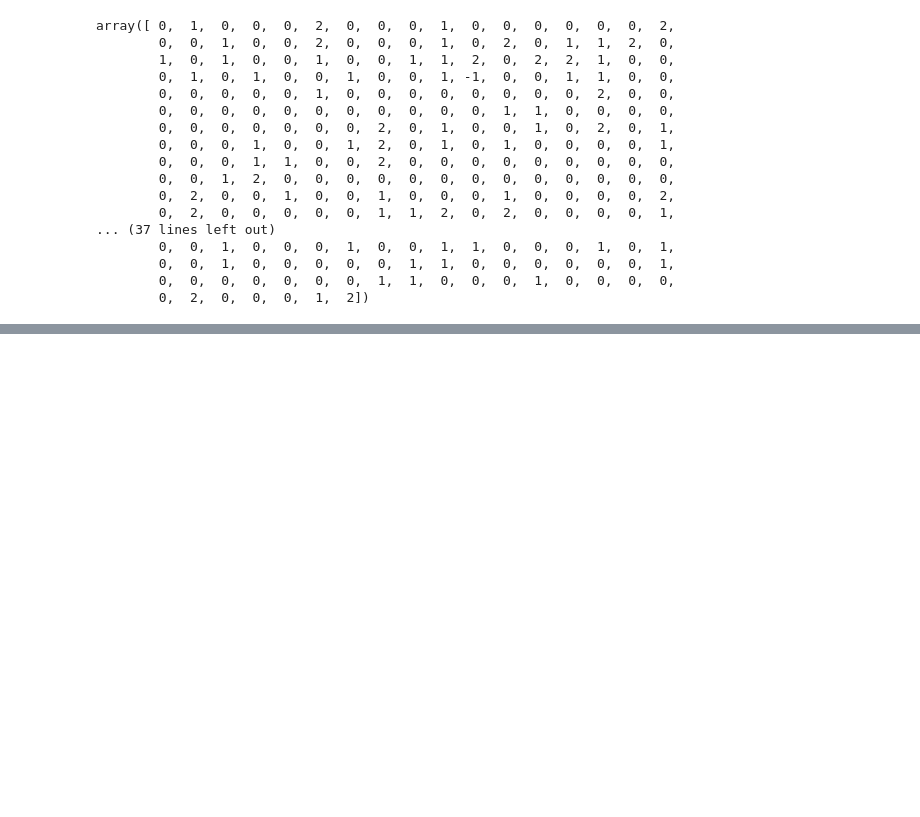
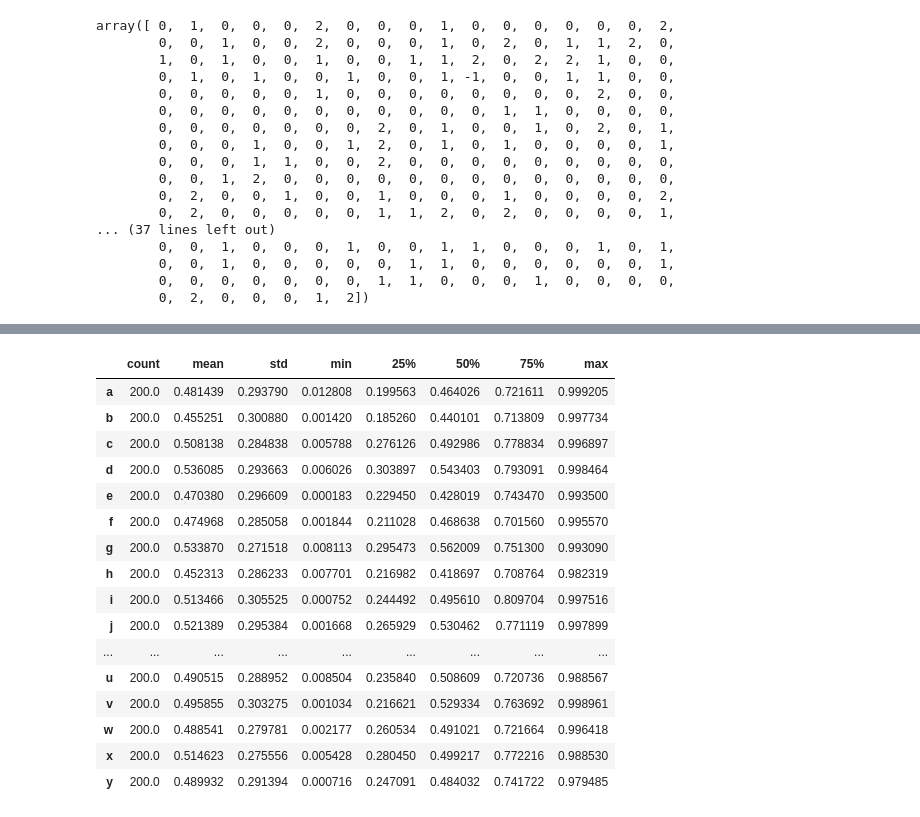
Before and after one commit to gak92/pkc2023, a Jupyter notebook: day_08/01_pandas_tips_and_tricks.ipynb, the cells around one changed output, grey strips where cells are left out. Cells and saved outputs as stored; diff of their text form; code cells hidden in the pictures; blank space fills up the shorter version.

```diff
--- a/day_08/01_pandas_tips_and_tricks.ipynb
+++ b/day_08/01_pandas_tips_and_tricks.ipynb
@@ -1073,0 +1131,20 @@ array([ 0,  1,  0,  0,  0,  2,  0,  0,  0,  1,  0,  0,  0,  0,  0,  0,  2,
+# %%
+df.describe().T
+# %% [output]
+|  | count | mean | std | min | 25% | 50% | 75% | max |
+| a | 200.0 | 0.481439 | 0.293790 | 0.012808 | 0.199563 | 0.464026 | 0.721611 | 0.999205 |
+| b | 200.0 | 0.455251 | 0.300880 | 0.001420 | 0.185260 | 0.440101 | 0.713809 | 0.997734 |
+| c | 200.0 | 0.508138 | 0.284838 | 0.005788 | 0.276126 | 0.492986 | 0.778834 | 0.996897 |
+| d | 200.0 | 0.536085 | 0.293663 | 0.006026 | 0.303897 | 0.543403 | 0.793091 | 0.998464 |
+| e | 200.0 | 0.470380 | 0.296609 | 0.000183 | 0.229450 | 0.428019 | 0.743470 | 0.993500 |
+| f | 200.0 | 0.474968 | 0.285058 | 0.001844 | 0.211028 | 0.468638 | 0.701560 | 0.995570 |
+| g | 200.0 | 0.533870 | 0.271518 | 0.008113 | 0.295473 | 0.562009 | 0.751300 | 0.993090 |
+| h | 200.0 | 0.452313 | 0.286233 | 0.007701 | 0.216982 | 0.418697 | 0.708764 | 0.982319 |
+| i | 200.0 | 0.513466 | 0.305525 | 0.000752 | 0.244492 | 0.495610 | 0.809704 | 0.997516 |
+| j | 200.0 | 0.521389 | 0.295384 | 0.001668 | 0.265929 | 0.530462 | 0.771119 | 0.997899 |
+| ... | ... | ... | ... | ... | ... | ... | ... | ... |
+| u | 200.0 | 0.490515 | 0.288952 | 0.008504 | 0.235840 | 0.508609 | 0.720736 | 0.988567 |
+| v | 200.0 | 0.495855 | 0.303275 | 0.001034 | 0.216621 | 0.529334 | 0.763692 | 0.998961 |
+| w | 200.0 | 0.488541 | 0.279781 | 0.002177 | 0.260534 | 0.491021 | 0.721664 | 0.996418 |
+| x | 200.0 | 0.514623 | 0.275556 | 0.005428 | 0.280450 | 0.499217 | 0.772216 | 0.988530 |
+| y | 200.0 | 0.489932 | 0.291394 | 0.000716 | 0.247091 | 0.484032 | 0.741722 | 0.979485 |
```
Also changed, not shown: parts of 5 cells of this notebook.
